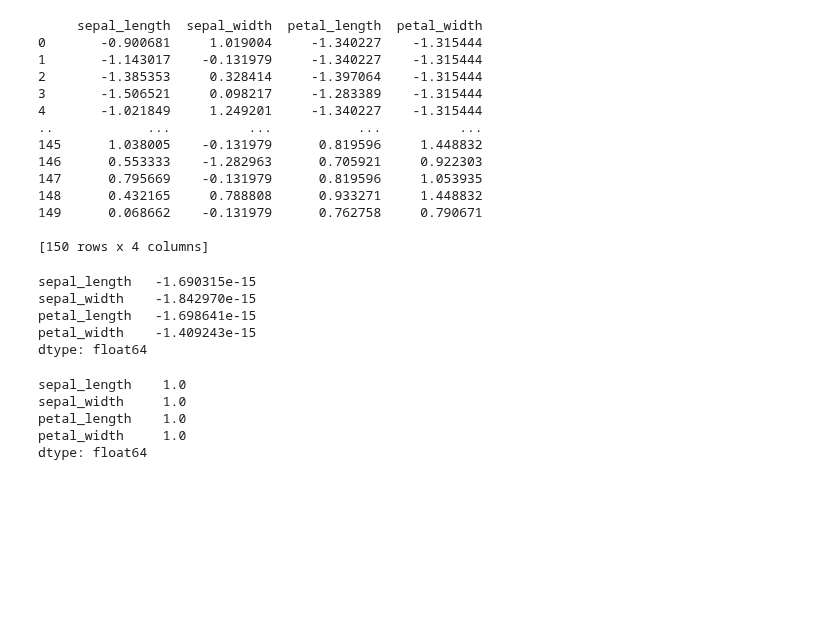
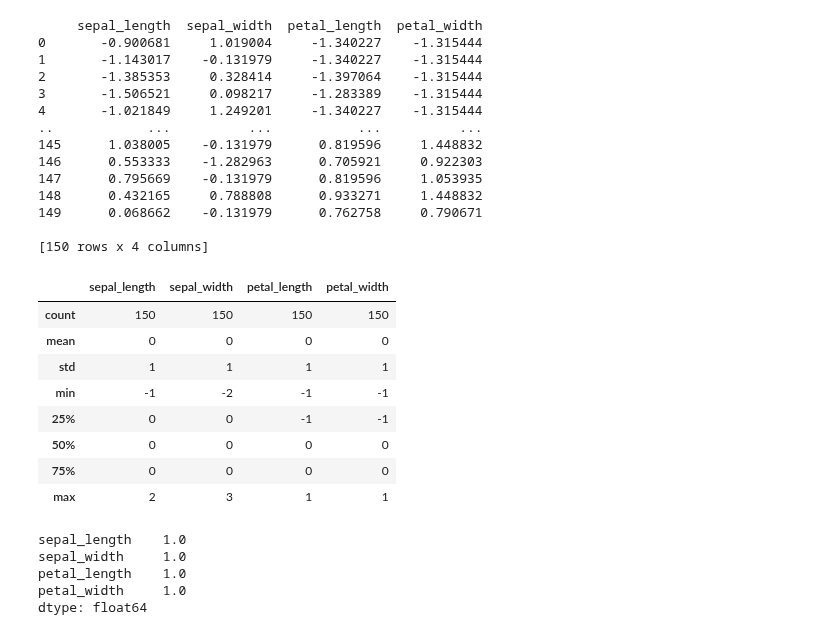
Before and after one commit to sejinseo/Itwill_Python, a Jupyter notebook: ml01_numpy.ipynb, the cells around one changed output. Drawn from its saved outputs; the diff is of its cells as text; code cells hidden in the pictures; blank space fills up the shorter version.

```diff
--- a/ml01_numpy.ipynb
+++ b/ml01_numpy.ipynb
@@ -630,14 +630,18 @@ print(x)
 149      0.068662    -0.131979      0.762758     0.790671
 
 [150 rows x 4 columns]
-# %%
-np.mean(x)
-# %% [output]
-sepal_length   -1.690315e-15
-sepal_width    -1.842970e-15
-petal_length   -1.698641e-15
-petal_width    -1.409243e-15
-dtype: float64
+# %%
+x.describe().astype(int)
+# %% [output]
+|  | sepal_length | sepal_width | petal_length | petal_width |
+| count | 150 | 150 | 150 | 150 |
+| mean | 0 | 0 | 0 | 0 |
+| std | 1 | 1 | 1 | 1 |
+| min | -1 | -2 | -1 | -1 |
+| 25% | 0 | 0 | -1 | -1 |
+| 50% | 0 | 0 | 0 | 0 |
+| 75% | 0 | 0 | 0 | 0 |
+| max | 2 | 3 | 1 | 1 |
 # %%
 np.std(x)
 # %% [output]
```
